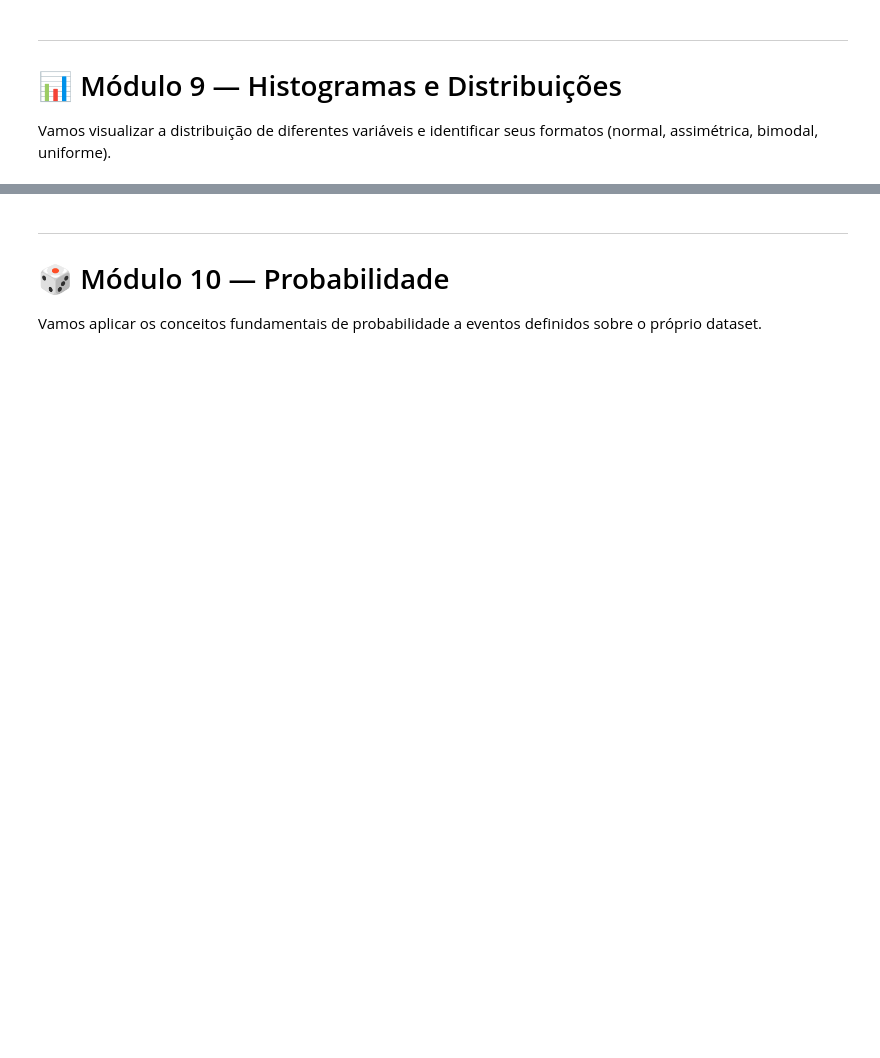
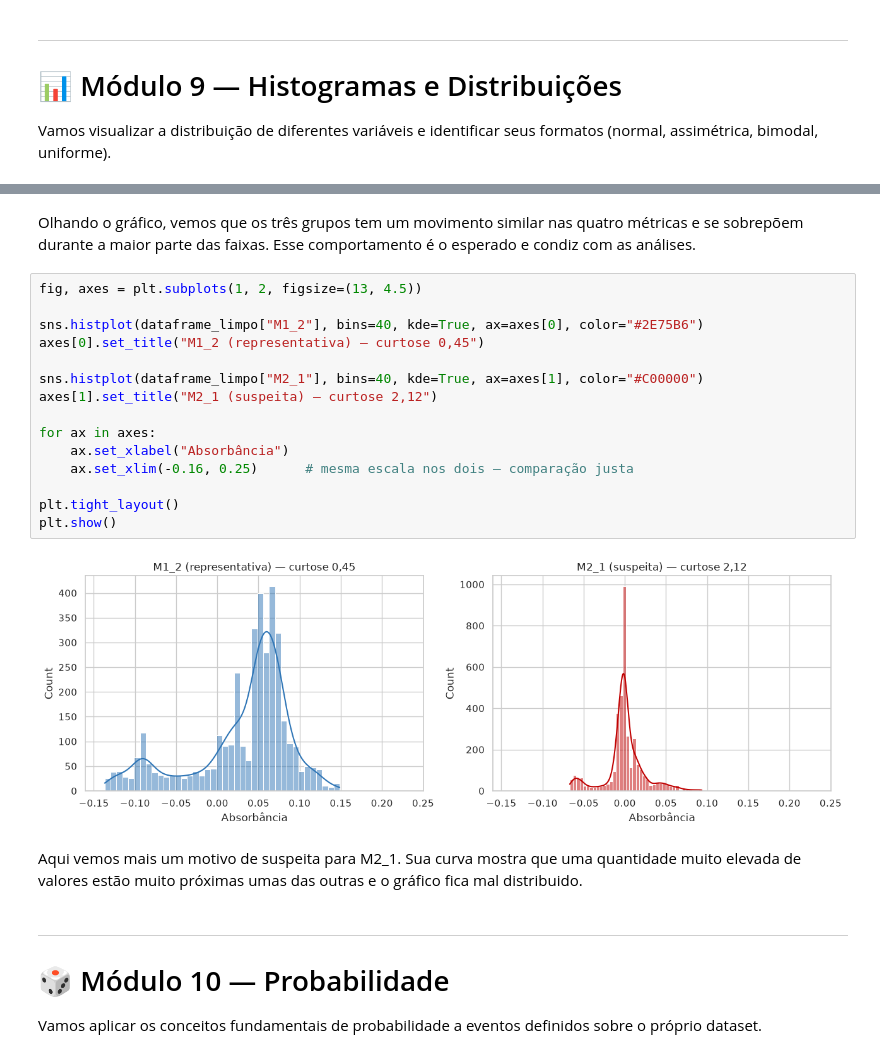
Before and after one commit to Juan-Vyctor/IA, a Jupyter notebook: atividade1/analise_espectros.ipynb, the cells around one changed output, grey strips where cells are left out. Cells and saved outputs as stored; diff of their text form; blank space fills up the shorter version.

```diff
--- a/atividade1/analise_espectros.ipynb
+++ b/atividade1/analise_espectros.ipynb
@@ -583,3 +685,24 @@ plt.show()
+# %% [markdown]
+Olhando o gráfico, vemos que os três grupos tem um movimento similar nas quatro métricas e se sobrepõem durante a maior parte das faixas. Esse comportamento é o esperado e condiz com as análises.
+# %%
+fig, axes = plt.subplots(1, 2, figsize=(13, 4.5))
+
+sns.histplot(dataframe_limpo["M1_2"], bins=40, kde=True, ax=axes[0], color="#2E75B6")
+axes[0].set_title("M1_2 (representativa) — curtose 0,45")
+
+sns.histplot(dataframe_limpo["M2_1"], bins=40, kde=True, ax=axes[1], color="#C00000")
+axes[1].set_title("M2_1 (suspeita) — curtose 2,12")
+
+for ax in axes:
+    ax.set_xlabel("Absorbância")
+    ax.set_xlim(-0.16, 0.25)      # mesma escala nos dois — comparação justa
+
+plt.tight_layout()
+plt.show()
+# %% [output]
+[figure, added]
+# %% [markdown]
+Aqui vemos mais um motivo de suspeita para M2_1. Sua curva mostra que uma quantidade muito elevada de valores estão muito próximas umas das outras e o gráfico fica mal distribuido.
 # %% [markdown]
 ---
 # 🎲 Módulo 10 — Probabilidade
```
Also changed, not shown: parts of 40 cells of this notebook.
